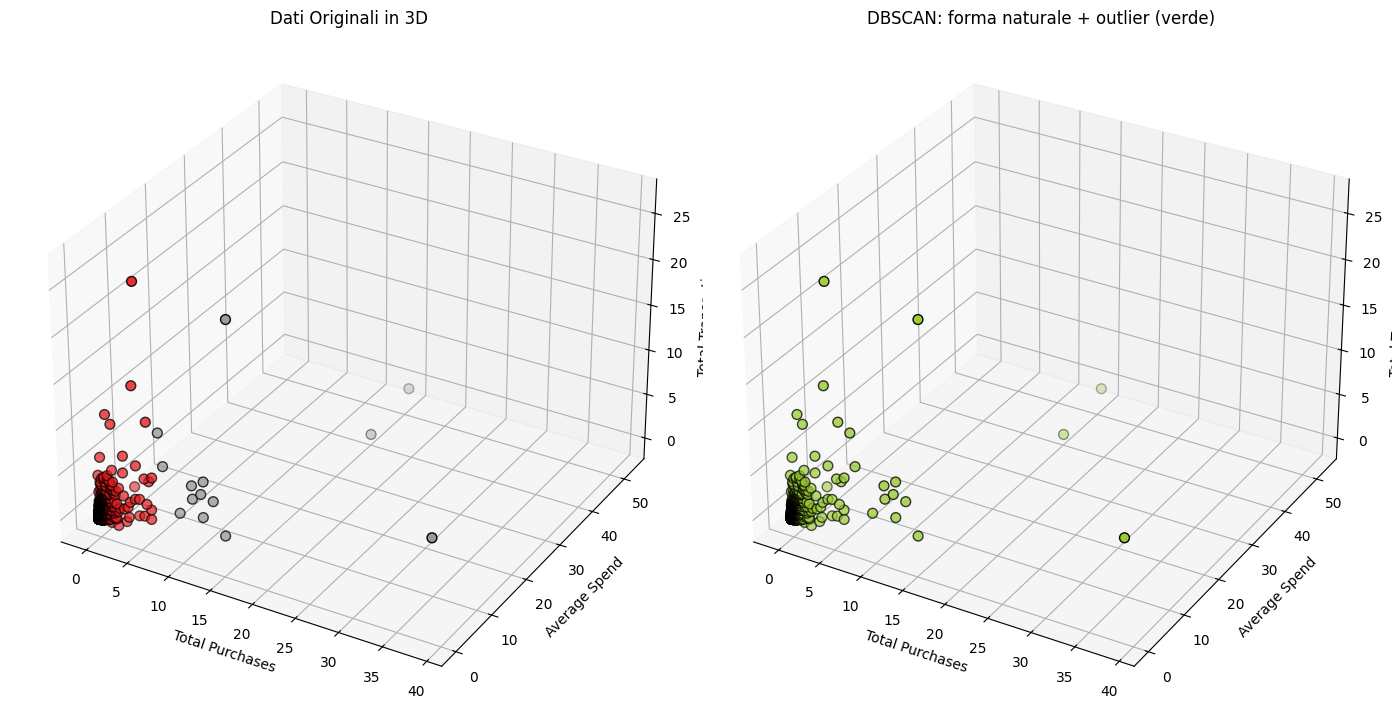
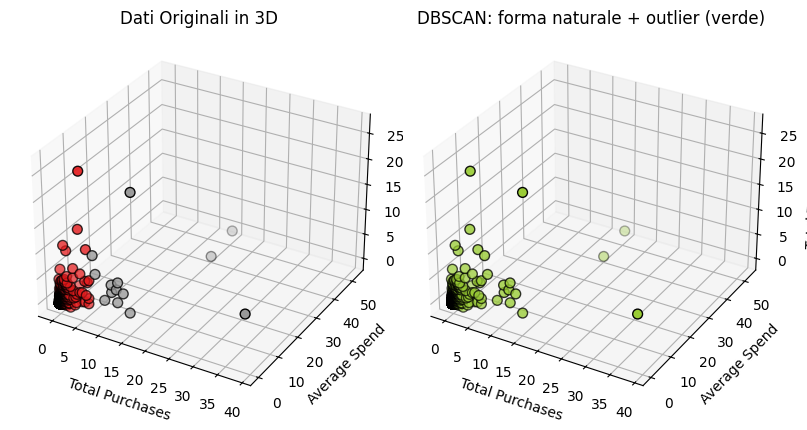
Unified diff of the notebook cell whose output changed from the first chart to the second:
--- before
+++ after
@@ -21,5 +21,5 @@
 from mpl_toolkits.mplot3d import Axes3D
 
-fig = plt.figure(figsize=(14, 10))
+fig = plt.figure(figsize=(8, 20))
 
 # Plot originale in 3D

Commit: Small fix